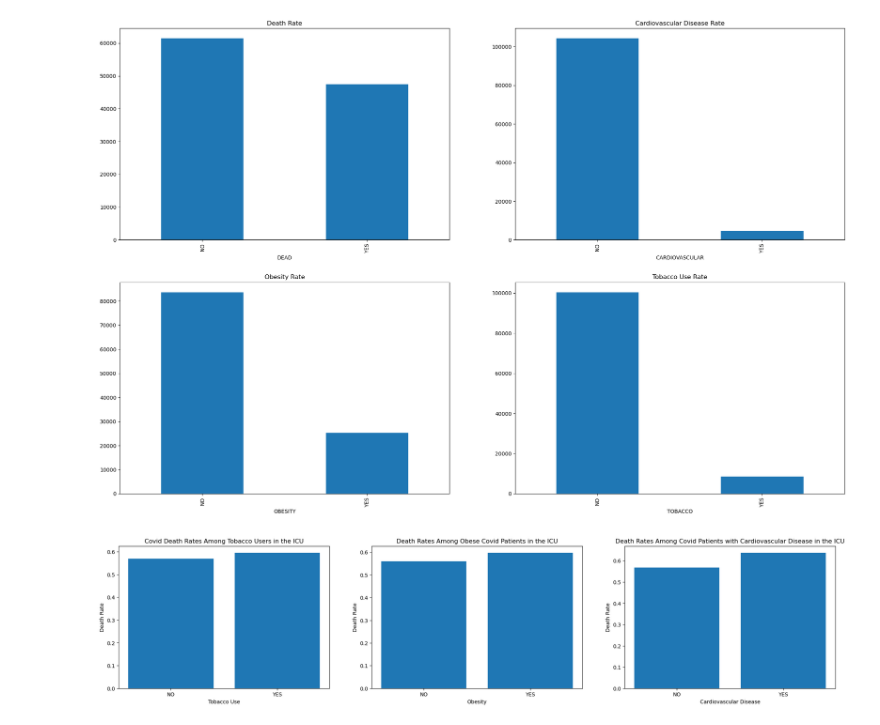
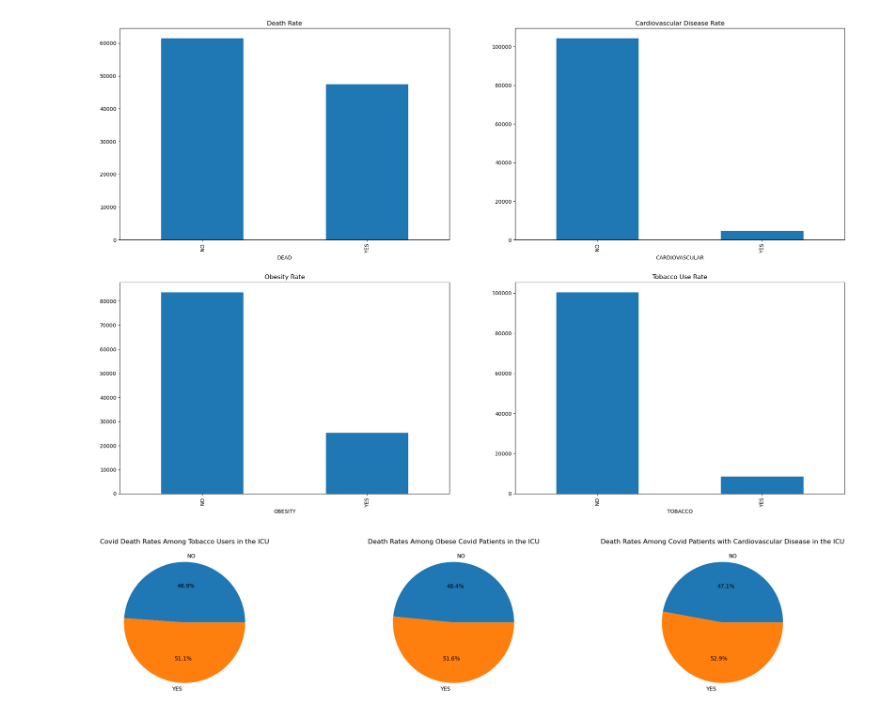
Before and after one commit to BrandonWelsh/Project-1, a Jupyter notebook: welsh_analysis.ipynb, the cells around one changed output. Cells and saved outputs as stored; diff of their text form; code cells hidden in the pictures.

```diff
--- a/welsh_analysis.ipynb
+++ b/welsh_analysis.ipynb
@@ -615,35 +651,31 @@ df_filtered['TOBACCO'].value_counts().plot(kind='bar',
 # %%
 # Filter the DataFrame to only include rows where 'ICU' is 'YES'
 df_icu = df_filtered[df_filtered['ICU'] == 'YES']
 
 # Create cross-tabulations of the columns
 ct_dead_tobacco = pd.crosstab(df_icu['DEAD'], df_icu['TOBACCO'])
 ct_dead_obesity = pd.crosstab(df_icu['DEAD'], df_icu['OBESITY'])
 ct_dead_cardiovascular = pd.crosstab(df_icu['DEAD'], df_icu['CARDIOVASCULAR'])
 
 # Calculate the death rates
 death_rate_tobacco = ct_dead_tobacco.loc['YES'] / ct_dead_tobacco.sum()
 death_rate_obesity = ct_dead_obesity.loc['YES'] / ct_dead_obesity.sum()
 death_rate_cardiovascular = ct_dead_cardiovascular.loc['YES'] / ct_dead_cardiovascular.sum()
 
-# Plot the bar charts
+# Plot the pie charts
 fig, axs = plt.subplots(1, 3, figsize=(25, 5))
 
-axs[0].bar(death_rate_tobacco.index, death_rate_tobacco.values)
+axs[0].pie(death_rate_tobacco.values, labels=death_rate_tobacco.index, autopct='%1.1f%%')
 axs[0].set_title('Covid Death Rates Among Tobacco Users in the ICU')
-axs[0].set_xlabel('Tobacco Use')
-axs[0].set_ylabel('Death Rate')
 
-axs[1].bar(death_rate_obesity.index, death_rate_obesity.values)
+axs[1].pie(death_rate_obesity.values, labels=death_rate_obesity.index, autopct='%1.1f%%')
 axs[1].set_title('Death Rates Among Obese Covid Patients in the ICU')
-axs[1].set_xlabel('Obesity')
-axs[1].set_ylabel('Death Rate')
 
-axs[2].bar(death_rate_cardiovascular.index, death_rate_cardiovascular.values)
+axs[2].pie(death_rate_cardiovascular.values, labels=death_rate_cardiovascular.index, autopct='%1.1f%%')
 axs[2].set_title('Death Rates Among Covid Patients with Cardiovascular Disease in the ICU')
-axs[2].set_xlabel('Cardiovascular Disease')
-axs[2].set_ylabel('Death Rate')
 
 plt.show()
+
+# this is kinda shit too
 # %% [output]
-[figure, old version]
+[figure, new version]
```
Also changed, not shown: parts of 19 cells of this notebook.
